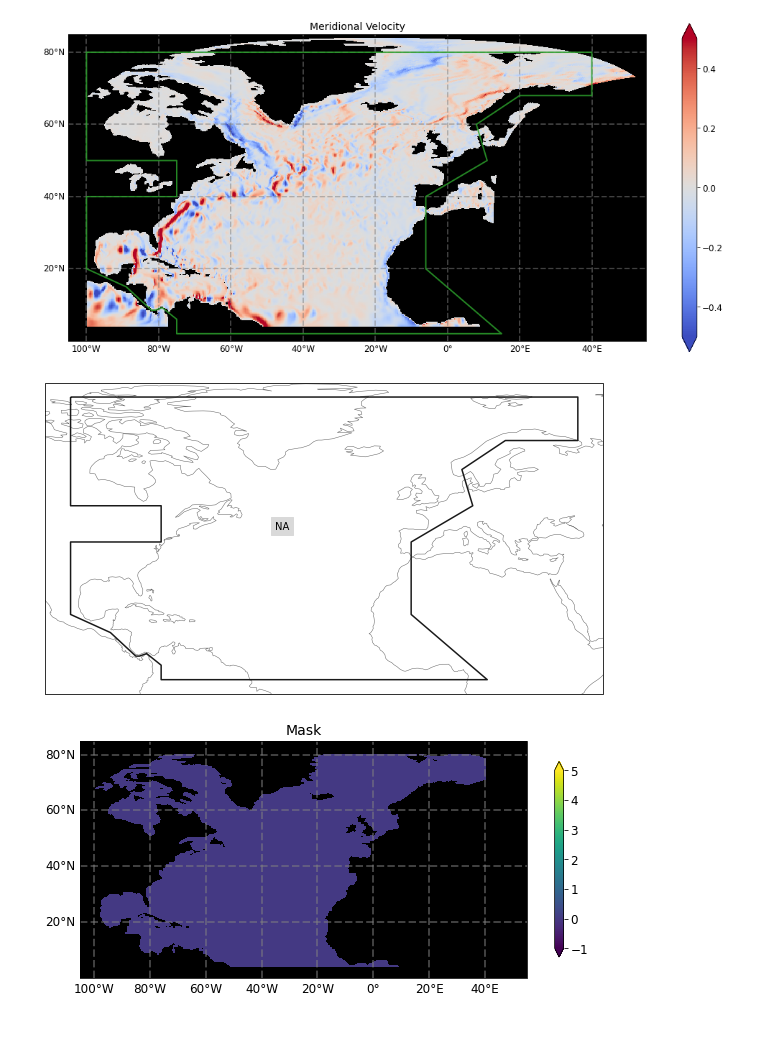
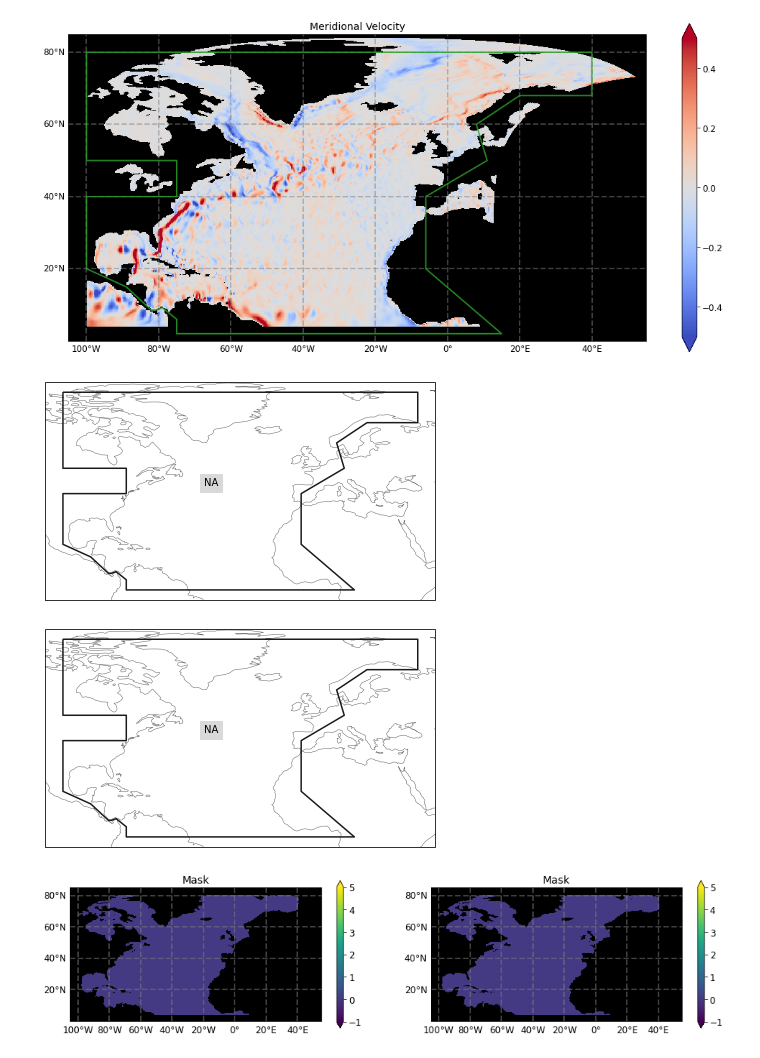
Before and after one commit to hmkhatri/AMOC_Variability_DePreSys_MET, a Jupyter notebook: Notebooks/Postprocessing/Mask_Regions.ipynb, the cells around one changed output. Saved outputs shown, nothing was run; the diff lists cells and outputs as text; code cells hidden in the pictures; blank space fills up the shorter version.

```diff
--- a/Notebooks/Postprocessing/Mask_Regions.ipynb
+++ b/Notebooks/Postprocessing/Mask_Regions.ipynb
@@ -255,12 +255,11 @@ path = "/home/users/hkhatri/DePreSys4_Data/Test_Data/ONM_Monthly/"
 
 ds_V = xr.open_dataset(path + "nemo_av830o_1m_19810301-19810401_grid-V.nc")
 ds_V = ds_V.isel(x=slice(750,1200), y = slice(700, 1150)) # region of interest
-#ds_V = ds_V.isel(x=slice(750,1450), y = slice(700, 1150))
 
-#ds_V = xr.open_dataset("/gws/nopw/j04/snapdragon/hkhatri/Data_Drift/vo/Drift_vo_r1_Lead_Year_1.nc")
-#ds_V = ds_V.rename({'latitude':'nav_lat', 'longitude':'nav_lon', 'time':'time_counter', 'lev':'depthv'})
+ds_U = xr.open_dataset(path + "nemo_av830o_1m_19810301-19810401_grid-U.nc")
+ds_U = ds_U.isel(x=slice(750,1200), y = slice(700, 1150)) # region of interest
 
-print(ds_V)
+print(ds_V, ds_U)
 # %% [output]
 <xarray.Dataset>
 Dimensions:               (y: 450, x: 450, nvertex: 4, depthv: 75,
@@ -299,37 +300,59 @@ ax.plot(lab_x,lab_y, linestyle='-', lw = 2, color = 'tab:green', alpha = 0.85, t
 [<matplotlib.lines.Line2D at 0x...>]
 [figure]
 # %%
-North_Atl = np.array([[-100., 40., 40., 20., 8., 11., -6, -6, 15., -75., -75., -79., -81., -82., -89., -100., -100., -75., -75., -100., -100.],
-                     [80., 80., 68., 68., 60., 50., 40., 20., 2., 2., 6., 9.2, 8.5, 8.5, 15., 20., 40., 40., 50., 50., 80.]]).transpose()
+North_Atl = np.array([[-100., 40., 40., 20., 8., 11., -6, -6, 15., -75., -75., -79.,
+                       -81., -82., -89., -100., -100., -75., -75., -100., -100.],
+                     [80., 80., 68., 68., 60., 50., 40., 20., 2., 2., 6., 9.2, 8.5,
+                      8.5, 15., 20., 40., 40., 50., 50., 80.]]).transpose()
 
 names = ["North Atlantic"]
 abbrevs = ["NA"]
 
-Ocean_Regions = regionmask.Regions([North_Atl],
-                                   names=names, abbrevs=abbrevs, name="Subpolar North Atlantic")
-Ocean_Regions
+Ocean_Regions_V = regionmask.Regions([North_Atl], names=names, abbrevs=abbrevs,
+                                     name="Subpolar North Atlantic")
 
-fig = plt.figure(figsize=[10,6])
-ax = Ocean_Regions.plot(label="abbrev")
-
-mask = Ocean_Regions.mask(ds_V.nav_lon, ds_V.nav_lat)
-mask1 = mask.copy()
+# This for v-grid
+mask = Ocean_Regions_V.mask(ds_V.nav_lon, ds_V.nav_lat)
+mask_v = mask.copy()
 
 tmp = ds_V['vo'].isel(time_counter=0,depthv=0).load()
 
-mask1 = mask1.where(tmp < 100.)
+mask_v = mask_v.where(tmp < 100.)
+
+# This for u-grid
+Ocean_Regions_U = regionmask.Regions([North_Atl], names=names, abbrevs=abbrevs,
+                                     name="Subpolar North Atlantic")
+
+mask = Ocean_Regions_U.mask(ds_U.nav_lon, ds_U.nav_lat)
+mask_u = mask.copy()
+
+tmp = ds_U['uo'].isel(time_counter=0,depthu=0).load()
+
+mask_u = mask_u.where(tmp < 100.)
+
+fig = plt.figure(figsize=[8,4])
+#plt.subplot(1,2,1)
+ax = Ocean_Regions_V.plot(label="abbrev")
+
+fig = plt.figure(figsize=[8,4])
+ax = Ocean_Regions_U.plot(label="abbrev")
 # %% [output]
-[figure, old version]
+[figure, new version]
+[figure, added]
 # %%
 lat_lon_ext = [-105., 55., 0., 85.]
-grid1 = plt.GridSpec(1, 1, wspace=0.15, hspace=0.3)
-fig = plt.figure(figsize=[10,6])
+grid1 = plt.GridSpec(1, 2, wspace=0.15, hspace=0.3)
+fig = plt.figure(figsize=[16,6])
 
 ax = fig.add_subplot(grid1[0, 0], projection=ccrs.PlateCarree(),facecolor='black')
-
-tmp = mask1.assign_coords({'lat': ds_V.nav_lat, 'lon': ds_V.nav_lon})
+tmp = mask_v.assign_coords({'lat': ds_V.nav_lat, 'lon': ds_V.nav_lon})
 p = plot_sec(ax, tmp, vmin=-1., vmax=5., vstep=2.e-3, lat_lon_ext = lat_lon_ext,
                    lon='lon', lat='lat', cmap='viridis', title=r'Mask')
+
+ax = fig.add_subplot(grid1[0, 1], projection=ccrs.PlateCarree(),facecolor='black')
+tmp = mask_u.assign_coords({'lat': ds_U.nav_lat, 'lon': ds_U.nav_lon})
+p = plot_sec(ax, tmp, vmin=-1., vmax=5., vstep=2.e-3, lat_lon_ext = lat_lon_ext,
+                   lon='lon', lat='lat', cmap='viridis', title=r'Mask')
 # %% [output]
-[figure, old version]
+[figure, new version]
 # %%
```
Also changed, not shown: parts of 5 cells of this notebook, 4 other files.
